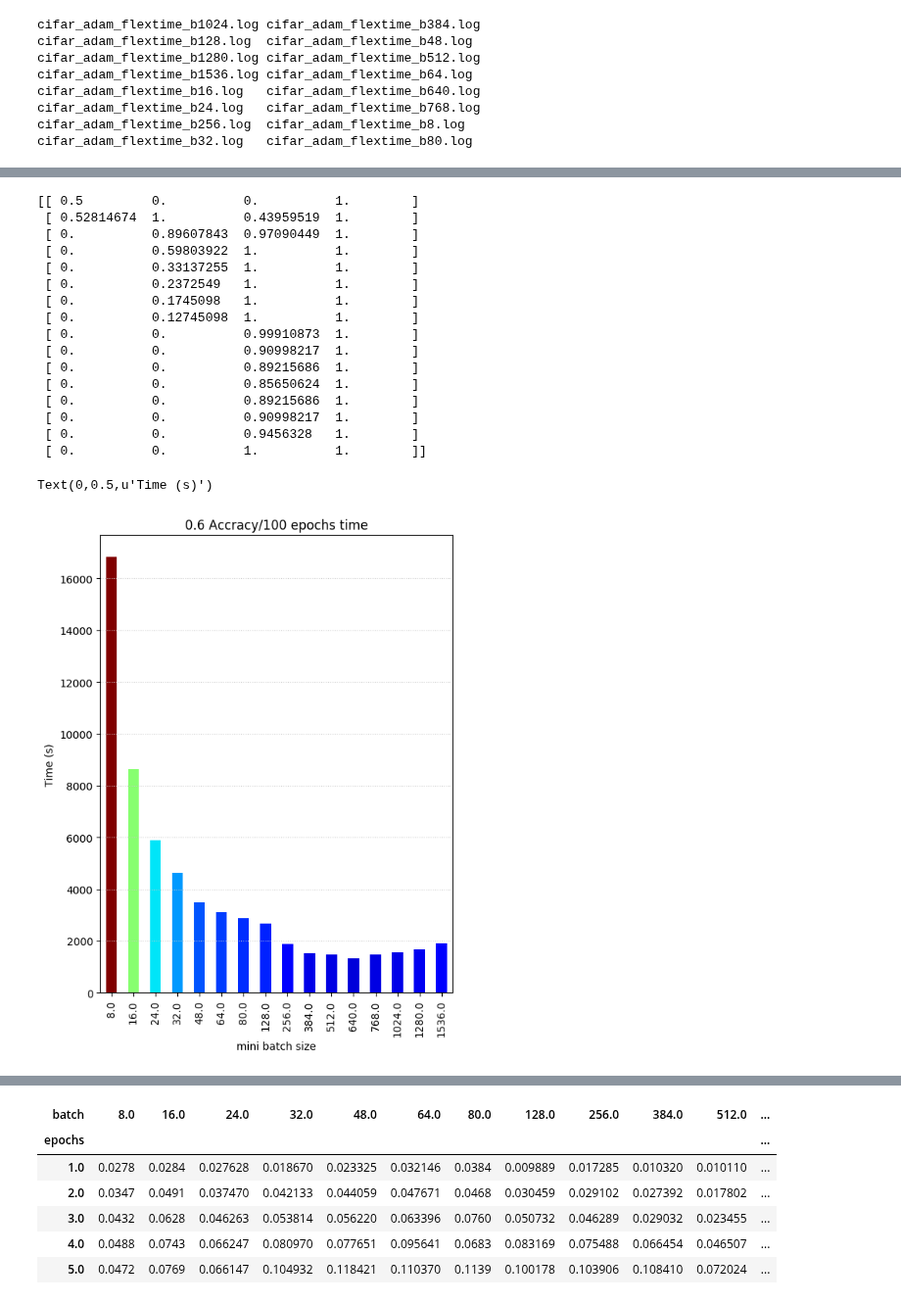
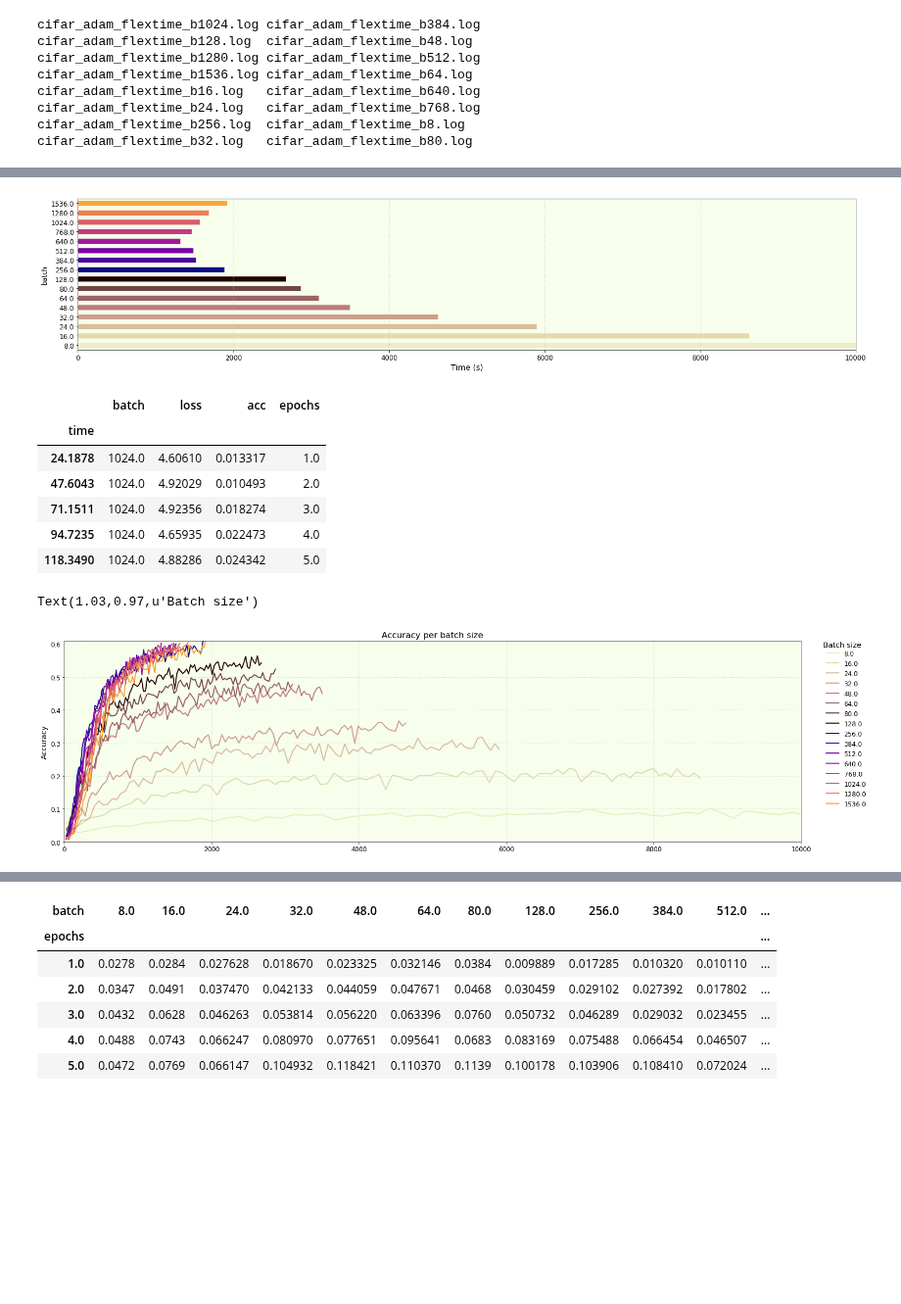
Before and after one commit to pyotr777/mlbenchmarks, a Jupyter notebook: Chainer/DL_train_cifar_flextime_adam.ipynb, the cells around one changed output, grey strips where cells are left out. Shown at 98% size. Saved outputs shown, nothing was run; the diff lists cells and outputs as text; code cells hidden in the pictures; blank space fills up the shorter version.

Commit message:
Redrawn Adam flextime series plots for presentation.

```diff
--- a/Chainer/DL_train_cifar_flextime_adam.ipynb
+++ b/Chainer/DL_train_cifar_flextime_adam.ipynb
@@ -124,30 +95,28 @@ Name: time, dtype: object
 # %%
-fig, ax = plt.subplots(figsize=(6,8))
+fig, ax = plt.subplots(figsize=(25,5))
 max_times = df.groupby(by="batch")["time"].max()
-#print type(max_times)
-colors = cm.jet(max_times.values / float(max_times.max()))
-print colors
-max_times.plot.bar(ax=ax,color=colors,title="0.6 Accracy/100 epochs time")
-ax.yaxis.grid(linestyle=":",color="#cccccc")
-ax.set_xlabel("mini batch size")
-ax.set_ylabel("Time (s)")
-#ax.set_facecolor("#F7FEEB")
+matplotlib.rcParams["font.sans-serif"] = ['Avenir Next Condensed']
+font = {'family' : 'sans-serif','weight' : 'normal','size'   : 12}
+matplotlib.rc('font', **font)
+
+colors=itertools.chain(iter(cm.pink_r(np.linspace(0.2,1,8))),iter(cm.plasma(np.linspace(0,.8,8))))
+max_times.plot.barh(ax=ax,color=colors)
+ax.xaxis.grid(linestyle=":",color="#cccccc")
+ax.set_xlabel("Time (s)",fontsize=14)
+ax.set_xlim(0,10000)
+ax.set_facecolor("#F7FEEB")
+fig.show()
 # %% [output]
-[[ 0.5         0.          0.          1.        ]
- [ 0.52814674  1.          0.43959519  1.        ]
- [ 0.          0.89607843  0.97090449  1.        ]
- [ 0.          0.59803922  1.          1.        ]
- [ 0.          0.33137255  1.          1.        ]
- [ 0.          0.2372549   1.          1.        ]
- [ 0.          0.1745098   1.          1.        ]
- [ 0.          0.12745098  1.          1.        ]
- [ 0.          0.          0.99910873  1.        ]
- [ 0.          0.          0.90998217  1.        ]
- [ 0.          0.          0.89215686  1.        ]
- [ 0.          0.          0.85650624  1.        ]
- [ 0.          0.          0.89215686  1.        ]
- [ 0.          0.          0.90998217  1.        ]
- [ 0.          0.          0.9456328   1.        ]
- [ 0.          0.          1.          1.        ]]
-Text(0,0.5,u'Time (s)')
-[figure, old version]
+[figure, new version]
+# %%
+df_tmp = df.copy()
+df_tmp.set_index("time", inplace=True)
+df_tmp.head()
+# %% [output]
+|  | batch | loss | acc | epochs |
+| time |  |  |  |  |
+| 24.1878 | 1024.0 | 4.60610 | 0.013317 | 1.0 |
+| 47.6043 | 1024.0 | 4.92029 | 0.010493 | 2.0 |
+| 71.1511 | 1024.0 | 4.92356 | 0.018274 | 3.0 |
+| 94.7235 | 1024.0 | 4.65935 | 0.022473 | 4.0 |
+| 118.3490 | 1024.0 | 4.88286 | 0.024342 | 5.0 |
@@ -154,3 +133,22 @@ Text(0,0.5,u'Time (s)')
+# %%
+colors1 = getColorList("pink_r",10)
+colors2 = getColorList("plasma",10)
+colors =  colors1[2:] + colors2[:-2]
+plt.rc('axes', prop_cycle=(cycler('color', colors)))
+fig,ax = plt.subplots(figsize=(25,7))
+df_tmp.groupby("batch")["acc"].plot(kind="line",ax=ax, linewidth=2, legend=True)
+ax.set_xlim(0,10000)
+ax.set_ylim(0,.61)
+plt.legend(bbox_to_anchor=(1.03, 0.97), loc='upper left', borderpad=0, edgecolor="white")
+plt.grid(linestyle=":",color="#cccccc")
+ax.set_ylabel("Accuracy",fontsize=14)
+ax.set_xlabel("")
+ax.set_title("Accuracy per batch size",fontsize=16)
+ax.set_facecolor("#F7FEEB")
+ax.text(1.03, 0.97, 'Batch size', ha='left',fontsize=14,transform=ax.transAxes)
+# %% [output]
+Text(1.03,0.97,u'Batch size')
+[figure, added]
 # %%
 #marker_style = dict(markersize=1, markerfacecolor='w')
 #plt.rc('axes', prop_cycle=(matplotlib.cycler('linestyle', ['-'])))
```
Also changed, not shown: parts of 4 cells of this notebook, 1 other file.
